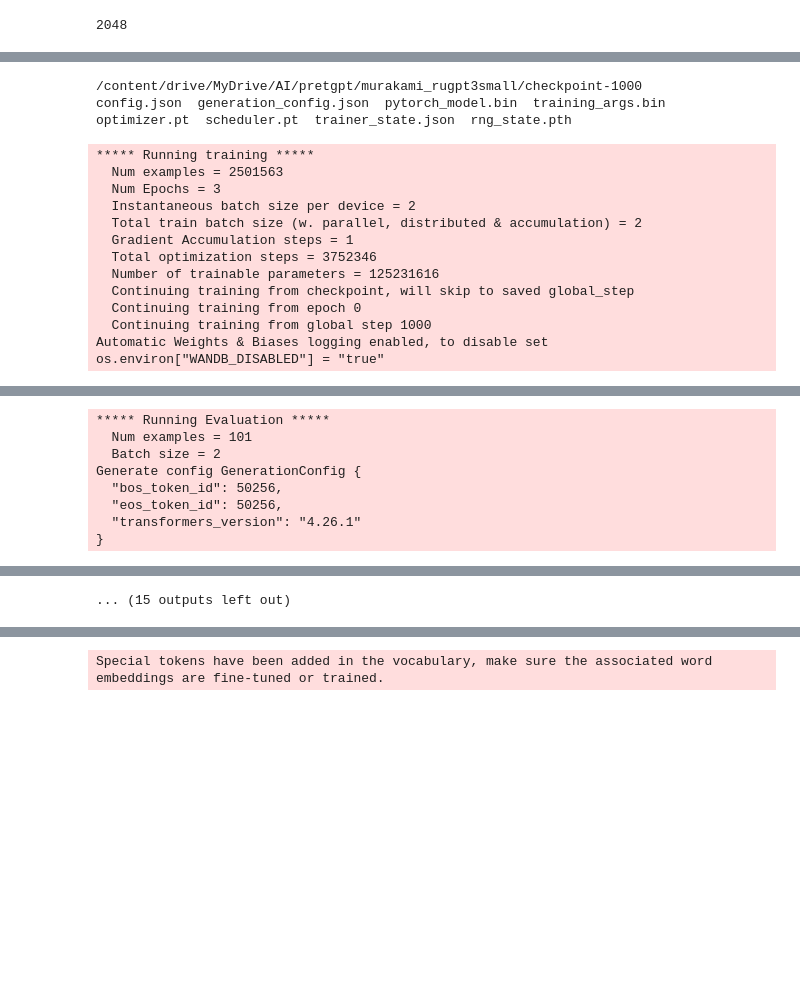
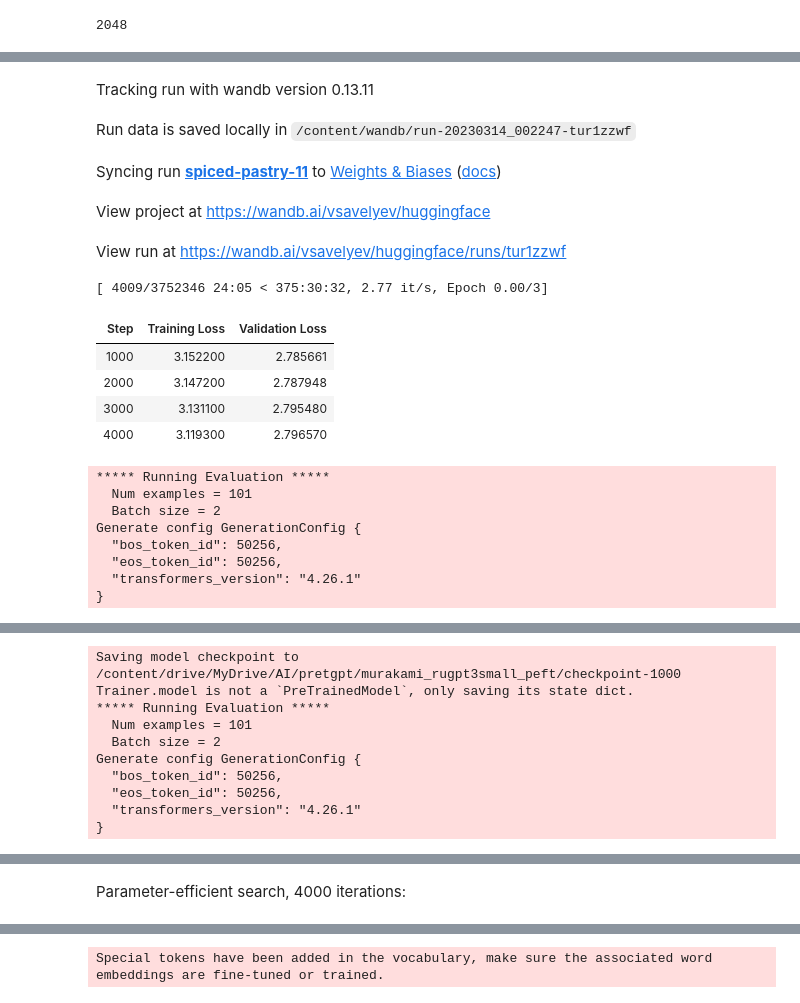
Before and after one commit to vladsavelyev/deeplearning, a Jupyter notebook: pretgpt/pretgpt.ipynb, the cells around one changed output, grey strips where cells are left out. Saved outputs shown, nothing was run; the diff lists cells and outputs as text; code cells hidden in the pictures; blank space fills up the shorter version.

```diff
--- a/pretgpt/pretgpt.ipynb
+++ b/pretgpt/pretgpt.ipynb
@@ -13,6 +31,9 @@ from torch.utils.data import Dataset
 
 from transformers import AutoTokenizer, AutoModelForCausalLM
 from transformers import Trainer, TrainingArguments, TrainerCallback
+from peft import get_peft_model, LoraConfig, TaskType
+
+use_peft = True
 # %%
 from transformers import AutoModelForCausalLM, AutoTokenizer
 name = "sberbank-ai/rugpt3small_based_on_gpt2"
@@ -66,8 +101,8 @@ class TransformerDataset(Dataset):
         return TransformerDataset(ids, n_ctx)
 
 
-test_text_path = DRIVE_PATH / "AI" / "datasets" / "murakami" / "murakami_test.txt"
-train_text_path = DRIVE_PATH / "AI" / "datasets" / "murakami" / "murakami_train.txt"
+test_text_path = drive_path / "AI" / "datasets" / "murakami" / "murakami_test.txt"
+train_text_path = drive_path / "AI" / "datasets" / "murakami" / "murakami_train.txt"
 test_set = TransformerDataset.load(test_text_path, tokenizer, model.config.n_ctx, max_n_examples=100)
 train_set = TransformerDataset.load(train_text_path, tokenizer, model.config.n_ctx)
 # %% [output]
@@ -107,6 +142,7 @@ tensor(4.4814, grad_fn=<NllLossBackward0>)
 # %%
 from transformers.trainer_utils import get_last_checkpoint
-save_dir = DRIVE_PATH / "AI" / "pretgpt" / "murakami_rugpt3small"
+
+save_dir = drive_path / ("AI/pretgpt/murakami_rugpt3small" + ("_peft" if use_peft else ""))
 save_dir.mkdir(exist_ok=True)
 if (last_checkpoint_dir := get_last_checkpoint(str(save_dir))):
     last_checkpoint_dir = Path(last_checkpoint_dir)
@@ -128,18 +155,23 @@ checkpoint-11000
 # %%
-def sample(num_seqs=10, max_length=10):
-    torch.manual_seed(42)
-    torch.cuda.manual_seed_all(42)
+def sample(num_seqs=5, max_length=20):
+    torch.manual_seed(100)
+    torch.cuda.manual_seed_all(100)
     for i, seq in enumerate(model.generate(
         max_length=max_length,
-        top_p=0.95,
+        ### -- my search --
         num_return_sequences=num_seqs,
         do_sample=True,
         top_k=50,
+        top_p=0.95,
+        ### -- contrastive search? --
+        # penalty_alpha=0.6,
+        # top_k=4,
+        ### --
         pad_token_id=0,
         eos_token_id=tokenizer.eos_token_id,
         bos_token_id=tokenizer.bos_token_id,
     )):
         print(i + 1, tokenizer.decode(seq))
 
-sample()
+sample(num_seqs=1, max_length=1000)
 # %% [output]
@@ -176,19 +209,12 @@ else:
 # %%
-from transformers.trainer_utils import get_last_checkpoint
-save_dir = DRIVE_PATH / "AI" / "pretgpt" / "murakami_rugpt3small"
-save_dir.mkdir(exist_ok=True)
-if (last_checkpoint_dir := get_last_checkpoint(str(save_dir))):
-    last_checkpoint_dir = Path(last_checkpoint_dir)
-    print(last_checkpoint_dir)
-    print('  '.join(t.name for t in last_checkpoint_dir.iterdir()))
-
 class MyCallback(TrainerCallback):
-    def on_evaluate(self, args, state, control, metrics, **kwargs):
-        if metrics:
+    def on_evaluate(self, args, state, control, **kwargs):
+        if metrics := kwargs.get("metrics"):
             print(f'Eval loss so far: {metrics["eval_loss"]:.4f}')
         if state.best_metric:
             print(f"Best loss so far: {state.best_metric:.4f}")
         sample()
+
 
 trainer = Trainer(
     model=model,
@@ -197,7 +223,7 @@ trainer = Trainer(
     callbacks=[MyCallback],
     args=TrainingArguments(
         output_dir=str(save_dir),
-        report_to=report_to,
+        report_to=['wandb'] if os.getenv("WANDB_API_KEY") else None,
         overwrite_output_dir=True,
         evaluation_strategy="steps",
         eval_steps=1000,
@@ -215,14 +250,19 @@ Loading model from /content/drive/MyDrive/AI/pretgpt/murakami_rugpt3small/checkp
+Tracking run with wandb version 0.13.11
+Run data is saved locally in /content/wandb/run-20230314_002247-tur1zzwf
+Syncing run spiced-pastry-11 to Weights & Biases (docs)
+View project at https://wandb.ai/vsavelyev/huggingface
+View run at https://wandb.ai/vsavelyev/huggingface/runs/tur1zzwf
-/content/drive/MyDrive/AI/pretgpt/murakami_rugpt3small/checkpoint-1000
-config.json  generation_config.json  pytorch_model.bin  training_args.bin  optimizer.pt  scheduler.pt  trainer_state.json  rng_state.pth
+[ 4009/3752346 24:05 < 375:30:32, 2.77 it/s, Epoch 0.00/3]
+| Step | Training Loss | Validation Loss |
+| 1000 | 3.152200 | 2.785661 |
+| 2000 | 3.147200 | 2.787948 |
+| 3000 | 3.131100 | 2.795480 |
+| 4000 | 3.119300 | 2.796570 |
-***** Running training *****
-  Num examples = 2501563
-  Num Epochs = 3
-  Instantaneous batch size per device = 2
-  Total train batch size (w. parallel, distributed & accumulation) = 2
-  Gradient Accumulation steps = 1
-  Total optimization steps = 3752346
-  Number of trainable parameters = 125231616
-  Continuing training from checkpoint, will skip to saved global_step
-  Continuing training from epoch 0
-  Continuing training from global step 1000
-Automatic Weights & Biases logging enabled, to disable set os.environ["WANDB_DISABLED"] = "true"
+***** Running Evaluation *****
+  Num examples = 101
+  Batch size = 2
+Generate config GenerationConfig {
+  "bos_token_id": 50256,
+  "eos_token_id": 50256,
+  "transformers_version": "4.26.1"
+}
@@ -241,3 +280,5 @@ Automatic Weights & Biases logging enabled, to disable set os.environ["WANDB_DIS
+Saving model checkpoint to /content/drive/MyDrive/AI/pretgpt/murakami_rugpt3small_peft/checkpoint-1000
+Trainer.model is not a `PreTrainedModel`, only saving its state dict.
 ***** Running Evaluation *****
   Num examples = 101
   Batch size = 2
@@ -331,4 +303,5 @@ Generate config GenerationConfig {
-... (15 outputs left out)
+# %% [markdown]
+Parameter-efficient search, 4000 iterations:
 # %%
 sample(num_seqs=1, max_length=1000)
 # %% [output]
```
Also changed, not shown: parts of 15 cells of this notebook.
